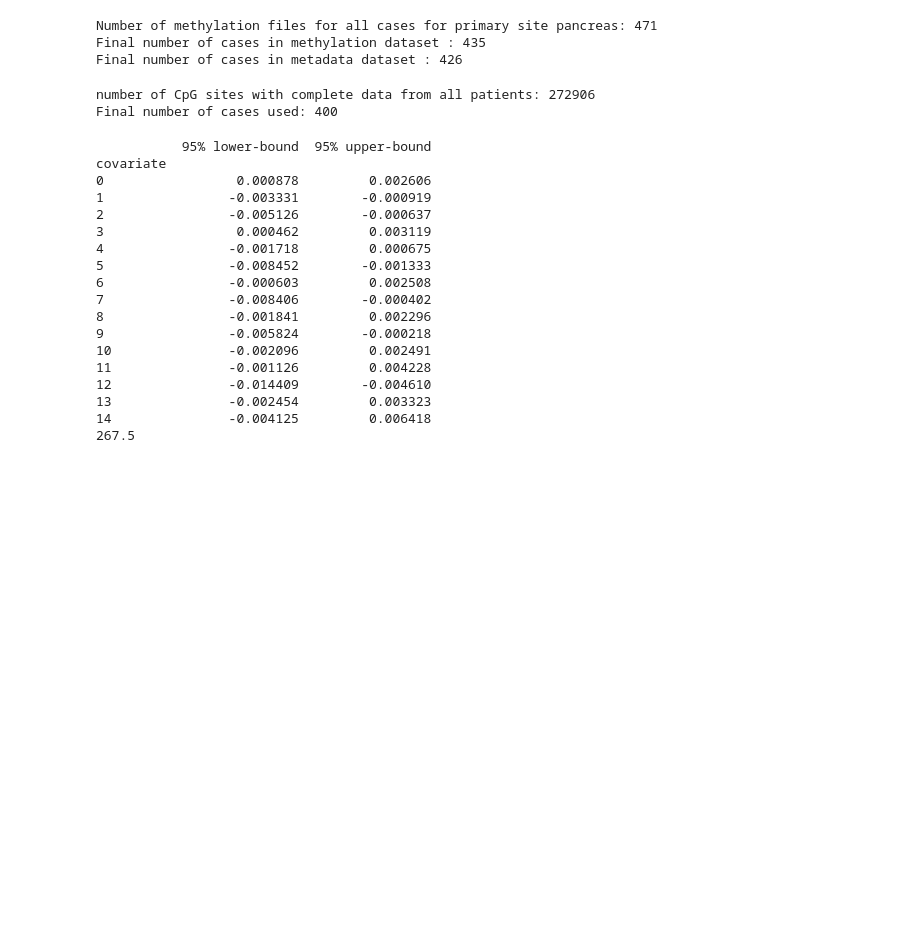
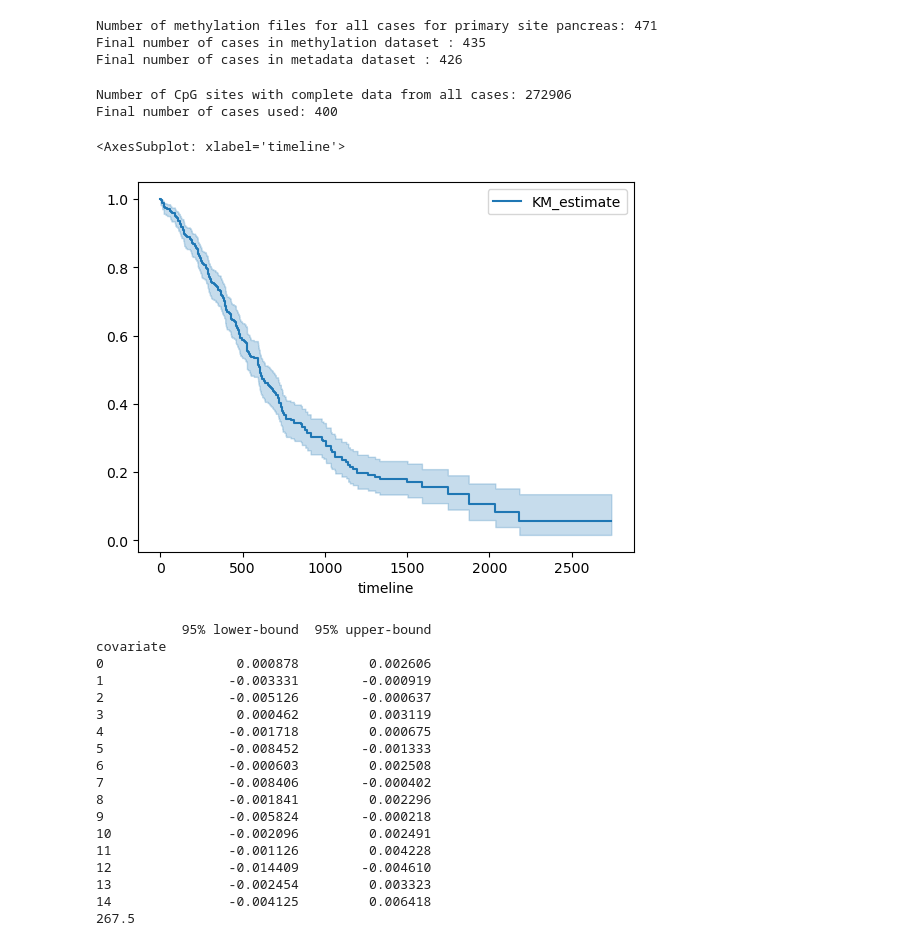
Before and after one commit to zacksiegfried/methylspan, a Jupyter notebook: notebooks/modeling.ipynb, the cells around one changed output. Drawn from its saved outputs; the diff is of its cells as text; code cells hidden in the pictures; blank space fills up the shorter version.

Commit message:
General cleanup

```diff
--- a/notebooks/modeling.ipynb
+++ b/notebooks/modeling.ipynb
@@ -22,34 +22,53 @@ import pandas as pd
 from sklearn.preprocessing import StandardScaler
 from sklearn.decomposition import PCA
 
-# drops all CpG sites with at least 1 missing value
-sample_data.index.name = 'id'
-sample_data.dropna(axis=1, inplace=True)
 
-# standardizes dataframe
-scaled_df = sample_data.copy()
-scaled_df = pd.DataFrame(StandardScaler().fit_transform(scaled_df), index=scaled_df.index, columns=scaled_df.columns)
+def survivalPCAFormat(sample_data, meta_data):
 
-print("Number of CpG sites with complete data from all cases: " + str(scaled_df.shape[1]))
+    # drops all CpG sites with at least 1 missing value
+    sample_data.index.name = 'id'
+    sample_data.dropna(axis=1, inplace=True)
 
-# converts CpG sites to PCA components
-pca = PCA(n_components=15)      # setting number of PCAs to 15
-pca.fit(scaled_df)
+    # standardizes dataframe
+    scaled_df = sample_data.copy()
+    scaled_df = pd.DataFrame(StandardScaler().fit_transform(scaled_df), index=scaled_df.index, columns=scaled_df.columns)
 
-output = pca.transform(scaled_df)
-x = pd.DataFrame(output, index=scaled_df.index)
+    print("Number of CpG sites with complete data from all cases: " + str(scaled_df.shape[1]))
 
-meta_data.index.name = 'id'
+    # converts CpG sites to PCA components
+    pca = PCA(n_components=15)      # setting number of PCAs to 15 (decided using PCA notebook's scree plot)
+    pca.fit(scaled_df)
 
-# merges dfs and formats
-full_data = pd.merge(meta_data, x, on = 'id')
-full_data.replace(['Dead', 'Alive'],[1, 0], inplace=True)
-full_data = full_data[full_data['days_to_death'].notna()]
+    output = pca.transform(scaled_df)
+    x = pd.DataFrame(output, index=scaled_df.index)
 
-print("Final number of cases used: " + str(full_data.shape[0]))
+    meta_data.index.name = 'id'
+
+    # merges dfs and formats
+    full_data = pd.merge(meta_data, x, on = 'id')
+    full_data.replace(['Dead', 'Alive'],[1, 0], inplace=True)
+    full_data = full_data[full_data['days_to_death'].notna()]
+
+    print("Final number of cases used: " + str(full_data.shape[0]))
+
+    return(full_data)
+
+
+full_data = survivalPCAFormat(sample_data, meta_data)
 # %% [output]
-number of CpG sites with complete data from all patients: 272906
+Number of CpG sites with complete data from all cases: 272906
 Final number of cases used: 400
+# %%
+# General Kaplan Meier plot of data set
+
+from lifelines import KaplanMeierFitter
+kmf = KaplanMeierFitter()
+kmf.fit(full_data['days_to_death'], event_observed=full_data['vital_status'])
+
+kmf.plot_survival_function()
+# %% [output]
+<AxesSubplot: xlabel='timeline'>
+[figure, added]
 # %%
 ### SURVIVAL ANALYSIS EXECUTION & TESTING
 
```
Also changed, not shown: parts of 4 cells of this notebook, 2 other files.
